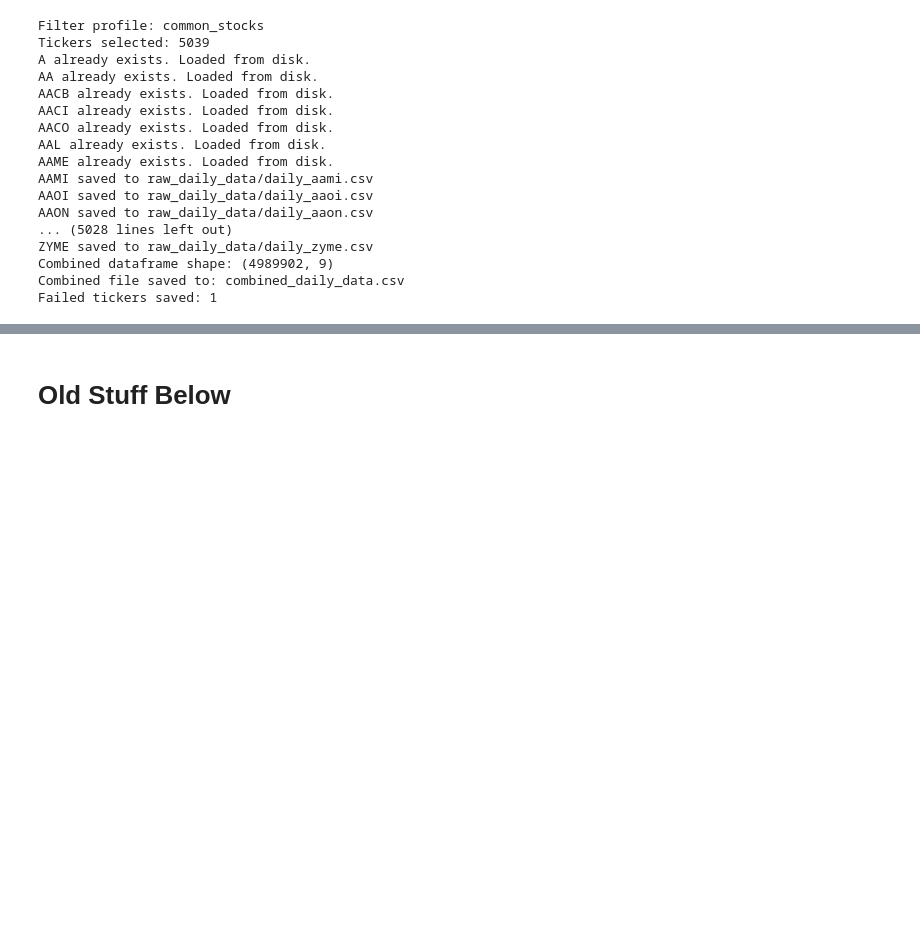
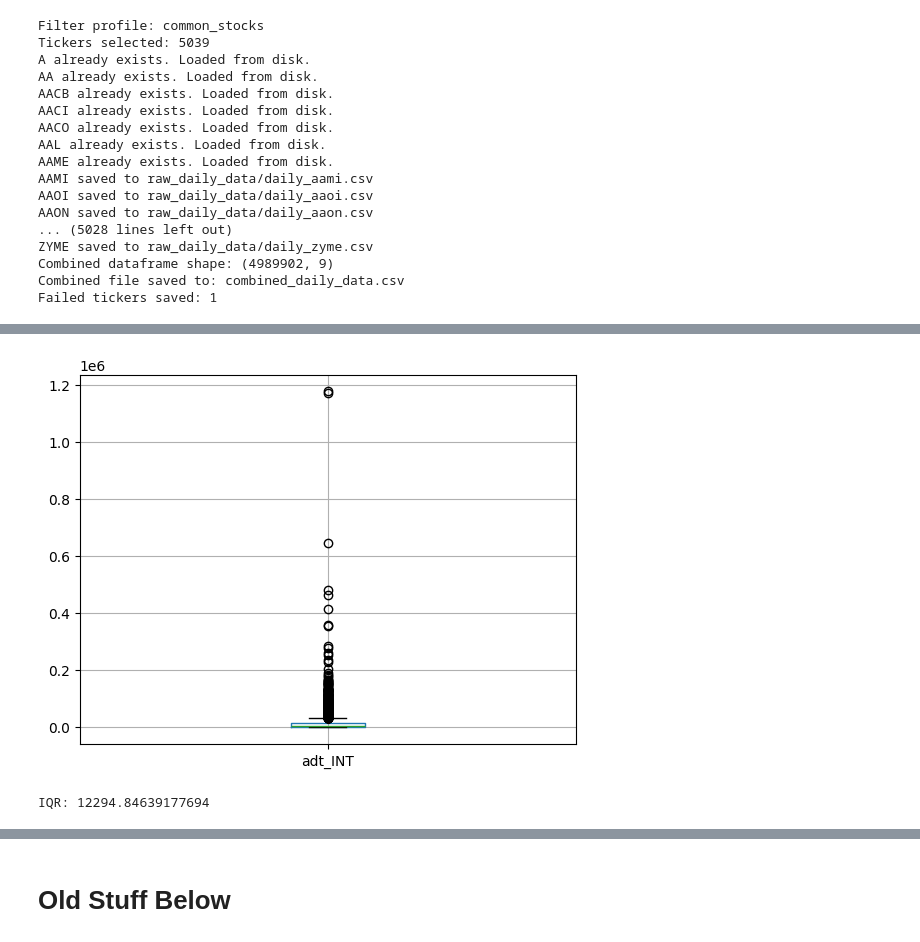
Before and after one commit to matthewcavanaugh96/megalabs, a Jupyter notebook: stock_prediction/1a - Daily Data ETL.ipynb, the cells around one changed output, grey strips where cells are left out. Cells and saved outputs as stored; diff of their text form; code cells hidden in the pictures; blank space fills up the shorter version.

```diff
--- a/stock_prediction/1a - Daily Data ETL_SAFE_2026_04_29.ipynb
+++ b/stock_prediction/1a - Daily Data ETL.ipynb
@@ -966,0 +371,11 @@ Failed tickers saved: 1
+# %%
+df_ticker_aggs = (
+    combined_df.groupby('ticker')['transactions']
+    .mean()
+    .reset_index()
+    .rename(columns={'transactions': 'avg_daily_transactions'})
+)
+
+df_ticker_aggs = df_ticker_aggs.sort_values(by='avg_daily_transactions', ascending=False)
+df_ticker_aggs['adt_INT'] = df_ticker_aggs['avg_daily_transactions'].astype('int64')
+df_ticker_aggs
@@ -966,0 +396,17 @@ Failed tickers saved: 1
+# %%
+import matplotlib.pyplot as plt
+
+df_ticker_aggs.boxplot(column='adt_INT')
+plt.show()
+# %% [output]
+[figure, added]
+# %%
+from scipy.stats import iqr
+import numpy as np
+
+
+result = iqr(df_ticker_aggs['avg_daily_transactions'])
+
+print(f"IQR: {result}")
+# %% [output]
+IQR: 12294.84639177694
```
Also changed, not shown: parts of 15 cells of this notebook, 1 other file.
